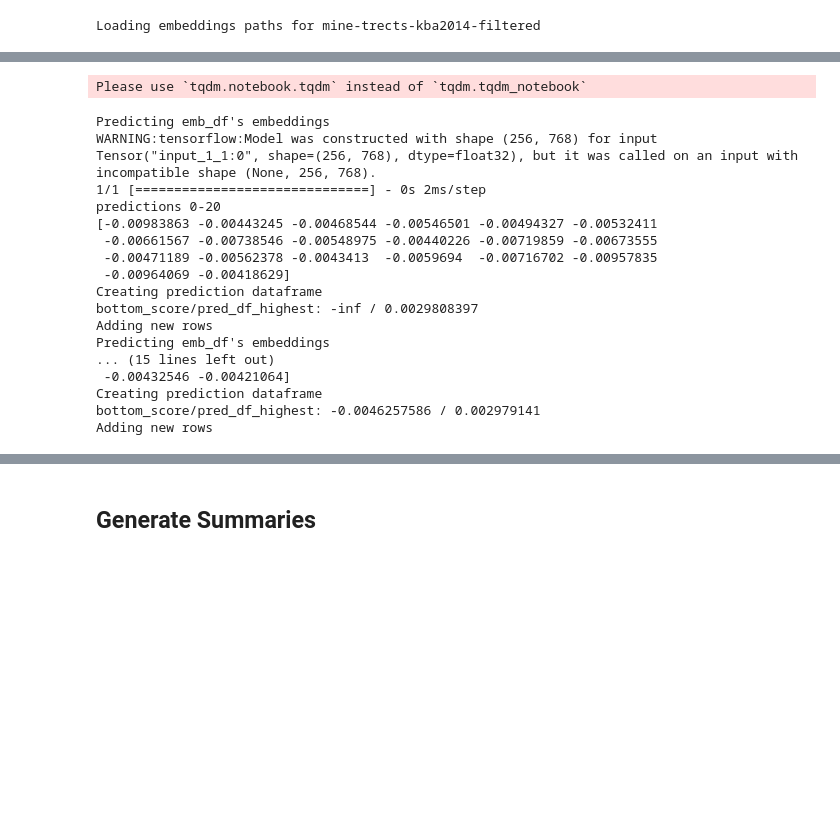
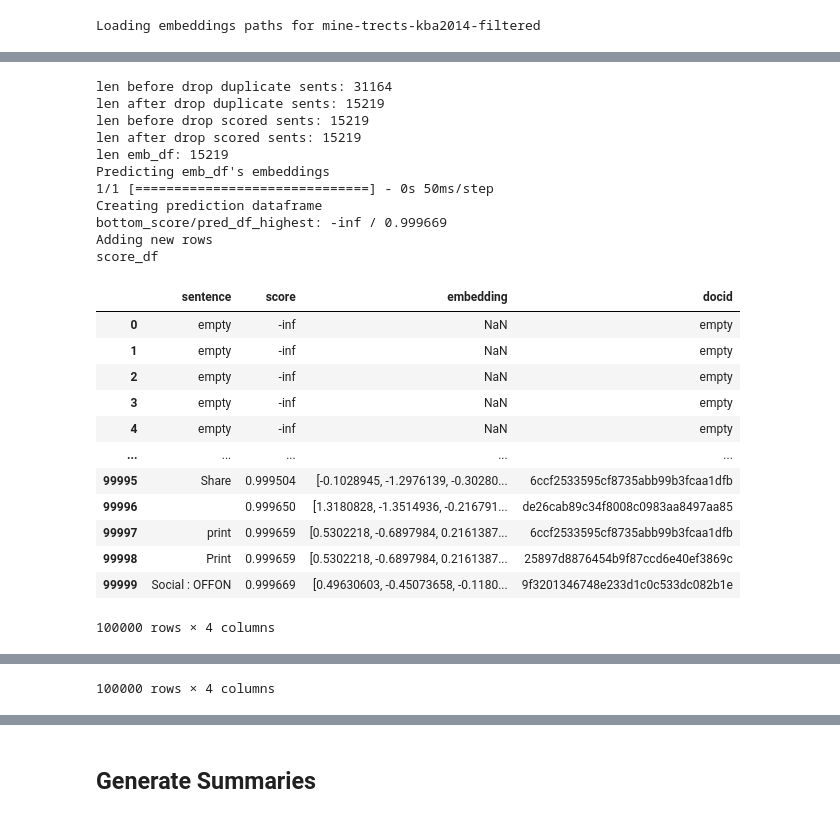
Before and after one commit to 2198998b/AAARG-dissertation, a Jupyter notebook: notebooks/summary_driver.ipynb, the cells around one changed output, grey strips where cells are left out. Drawn from its saved outputs; the diff is of its cells as text; code cells hidden in the pictures; blank space fills up the shorter version.

```diff
--- a/notebooks/summary_driver.ipynb
+++ b/notebooks/summary_driver.ipynb
@@ -816,6 +888,7 @@ from .defs.corpus_loader import cosine_similarity
 import matplotlib.pyplot as plt
 # %%
 def form_predict_batches(emb_list, num_dims, batch_size):
+    """Creates batching of target embedding list, with empty values to ensure all batches full"""
     # add empty rows to complete batch_size
     num_empty_rows = batch_size - (len(emb_list) % batch_size)
     if num_empty_rows > 0:
@@ -828,6 +901,7 @@ def form_predict_batches(emb_list, num_dims, batch_size):
     return emb_arr, num_empty_rows
 
 def predict_emb_list(model, emb_list, batch_size=256):
+    """Predict scores of embedding list on trained model"""
     # create batches, where does not divide evenly, fill with empty rows
     emb_batches, num_empty_rows = form_predict_batches(emb_list, len(emb_list[0]), batch_size)
     preds = model.predict(emb_batches,
@@ -840,3 +914,30 @@ def predict_emb_list(model, emb_list, batch_size=256):
     preds = preds.flatten()  # undo batch shape
     preds = preds[0:len(preds)-num_empty_rows]  # remove empty row predictions
     return preds
+
+def gen_train_sent_scores_df_path(tuner_dir, k, top=True):
+    """Generate a path for the top/bottom k predicted sentence scores of the training set"""
+    top_bottom_str = None
+    if top:
+        top_bottom_str = "top"
+    else:
+        top_bottom_str = "bottom"
+    fn = "train_set_pred_" + top_bottom_str + "_" + str(k) + ".hdf"
+    path = os.path.join(tuner_dir, fn)
+    return path
+
+def find_nearest_nug_emb_idx(emb, nug_embs):
+     # for each sample_emb, find index of nearest nug
+    max_idx = None
+    max_sim = float('-inf')
+    for nug_index, nug_emb in enumerate(nug_embs):
+        cur_sim = cosine_similarity(emb, nug_emb)
+        if cur_sim > max_sim:
+            max_sim = cur_sim
+            max_idx = nug_index
+    return max_idx
+
+def streamid_to_docid(streamid):
+    docid = streamid.split("-")
+    docid = docid[-1]
+    return docid
@@ -1063,23 +1263,33 @@ Please use `tqdm.notebook.tqdm` instead of `tqdm.tqdm_notebook`
 # %%
-k = 10000
+k = 100000
 batch_size = 256
-test_top_scores = sum_gen.get_top_sentence_scores(test_paths, model, k=k, batch_size=batch_size)
+save = True
+force_reload = False
+test_top_scores = sum_gen.get_top_train_set_sentence_scores(test_paths, debug_tuner_dir, model, k=k,
+                                                            batch_size=batch_size,
+                                                 save=save, force_reload=force_reload)
 # %% [output]
-Please use `tqdm.notebook.tqdm` instead of `tqdm.tqdm_notebook`
+len before drop duplicate sents: 31164
+len after drop duplicate sents: 15219
+len before drop scored sents: 15219
+len after drop scored sents: 15219
+len emb_df: 15219
+Predicting emb_df's embeddings
+1/1 [==============================] - 0s 50ms/step
+Creating prediction dataframe
+bottom_score/pred_df_highest: -inf / 0.999669
+Adding new rows
+score_df
+|  | sentence | score | embedding | docid |
+| 0 | empty | -inf | NaN | empty |
+| 1 | empty | -inf | NaN | empty |
+| 2 | empty | -inf | NaN | empty |
+| 3 | empty | -inf | NaN | empty |
+| 4 | empty | -inf | NaN | empty |
+| ... | ... | ... | ... | ... |
+| 99995 | Share | 0.999504 | [-0.1028945, -1.2976139, -0.30280... | 6ccf2533595cf8735abb99b3fcaa1dfb |
+| 99996 |  | 0.999650 | [1.3180828, -1.3514936, -0.216791... | de26cab89c34f8008c0983aa8497aa85 |
+| 99997 | print | 0.999659 | [0.5302218, -0.6897984, 0.2161387... | 6ccf2533595cf8735abb99b3fcaa1dfb |
+| 99998 | Print | 0.999659 | [0.5302218, -0.6897984, 0.2161387... | 25897d8876454b9f87ccd6e40ef3869c |
+| 99999 | Social : OFFON | 0.999669 | [0.49630603, -0.45073658, -0.1180... | 9f3201346748e233d1c0c533dc082b1e |
-Predicting emb_df's embeddings
-WARNING:tensorflow:Model was constructed with shape (256, 768) for input Tensor("input_1_1:0", shape=(256, 768), dtype=float32), but it was called on an input with incompatible shape (None, 256, 768).
-1/1 [==============================] - 0s 2ms/step
-predictions 0-20
-[-0.00983863 -0.00443245 -0.00468544 -0.00546501 -0.00494327 -0.00532411
- -0.00661567 -0.00738546 -0.00548975 -0.00440226 -0.00719859 -0.00673555
- -0.00471189 -0.00562378 -0.0043413  -0.0059694  -0.00716702 -0.00957835
- -0.00964069 -0.00418629]
-Creating prediction dataframe
-bottom_score/pred_df_highest: -inf / 0.0029808397
-Adding new rows
-Predicting emb_df's embeddings
-... (15 lines left out)
- -0.00432546 -0.00421064]
-Creating prediction dataframe
-bottom_score/pred_df_highest: -0.0046257586 / 0.002979141
-Adding new rows
+100000 rows × 4 columns
@@ -1086,0 +1320 @@ KeyboardInterrupt:
+100000 rows × 4 columns
```
Also changed, not shown: parts of 17 cells of this notebook.
